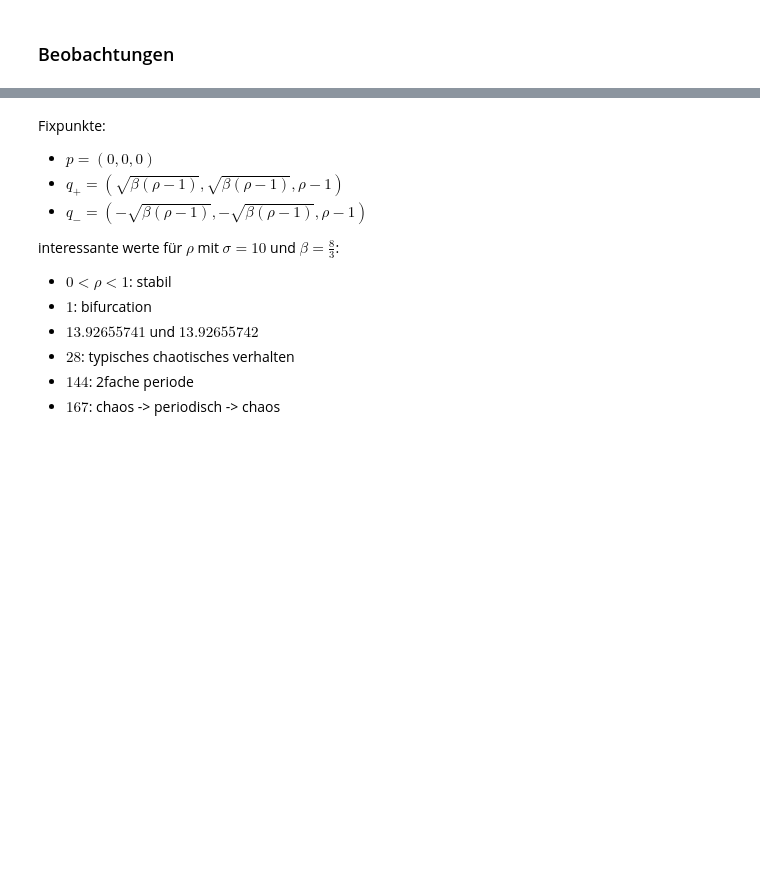
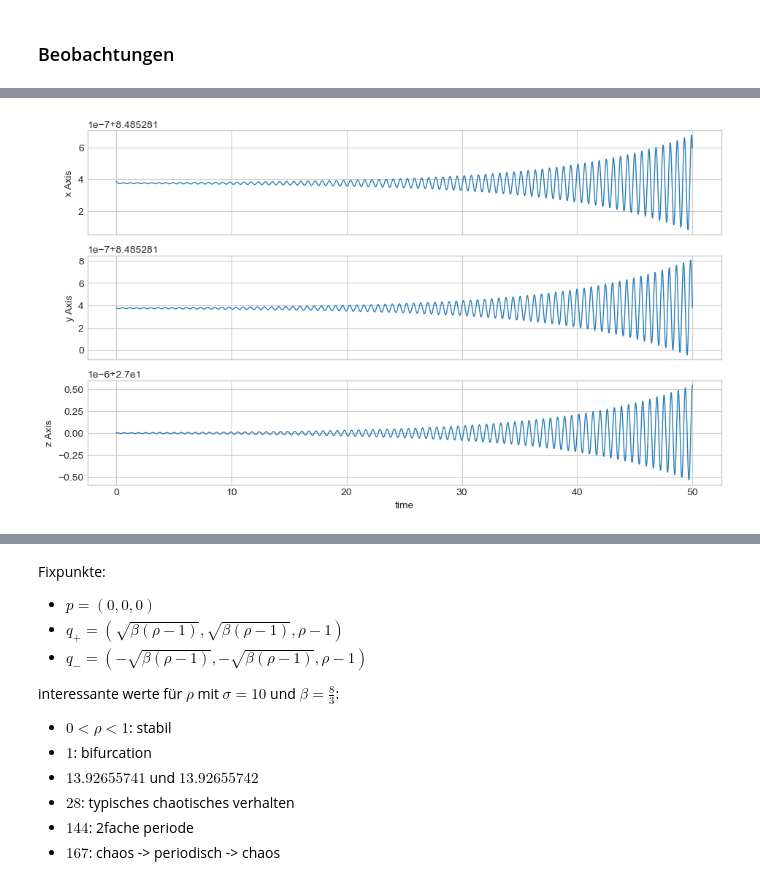
Before and after one commit to maxstollmayer/Lorenz-System-Project, a Jupyter notebook: Lorenz-System Notebook.ipynb, the cells around one changed output, grey strips where cells are left out. Saved outputs shown, nothing was run; the diff lists cells and outputs as text; code cells hidden in the pictures; blank space fills up the shorter version.

```diff
--- a/Lorenz-System Notebook.ipynb
+++ b/Lorenz-System Notebook.ipynb
@@ -391,10 +413,8 @@ beta = 8/3
 
 f = LorenzSystem(sigma, rho, beta)
 
-state0 = (1, 1, 1)
+state0 = (np.sqrt(beta*(rho-1))+1e-8, np.sqrt(beta*(rho-1)), rho-1)
 
-t = np.arange(0, 50, 0.01)
+t = np.arange(0, 50, 0.001)
 
-statesFE = FE(f, state0, t)
-statesRK4 = RK4(f, state0, t)
-statesPC = ABM(f, state0, t)
+states = ABM(f, state0, t)
@@ -402,0 +421,4 @@ ParametricPlot(statesFE, statesRK4, statesPC)
+# %%
+Plot(t, states)
+# %% [output]
+[figure, added]
```
Also changed, not shown: parts of 22 cells of this notebook.
